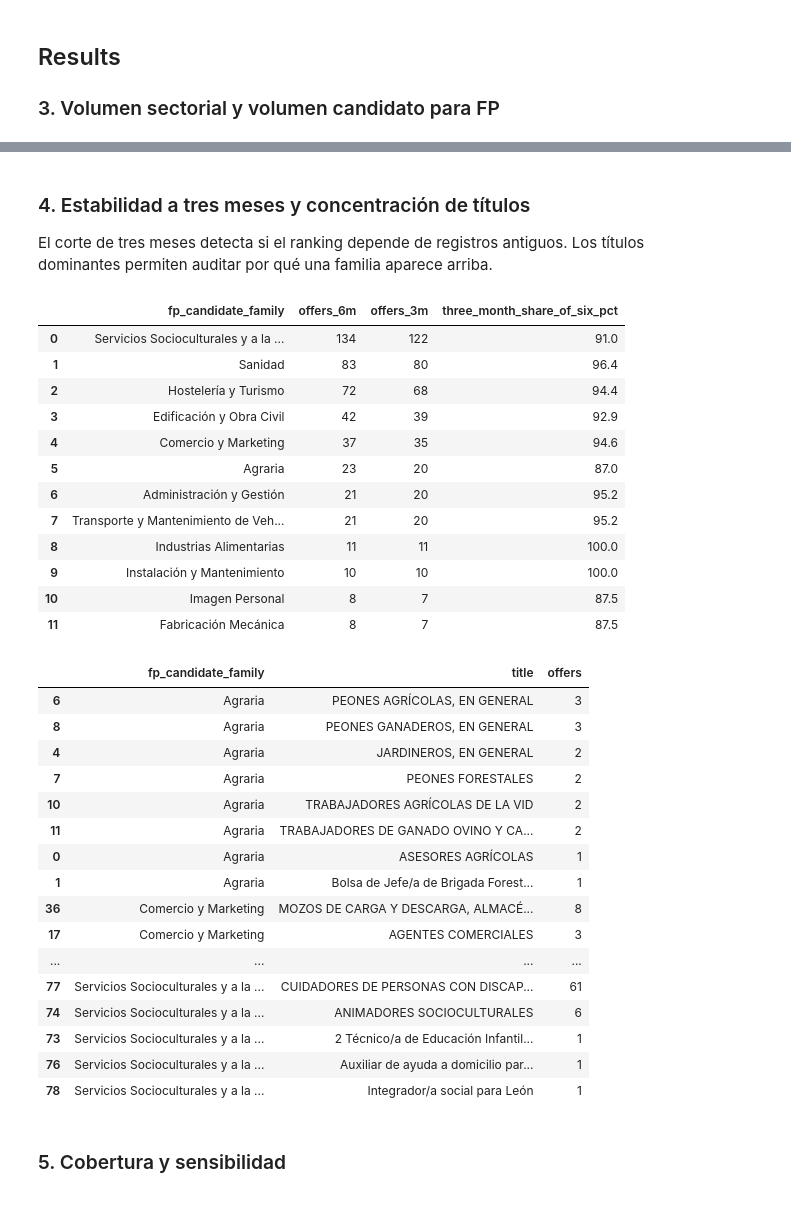
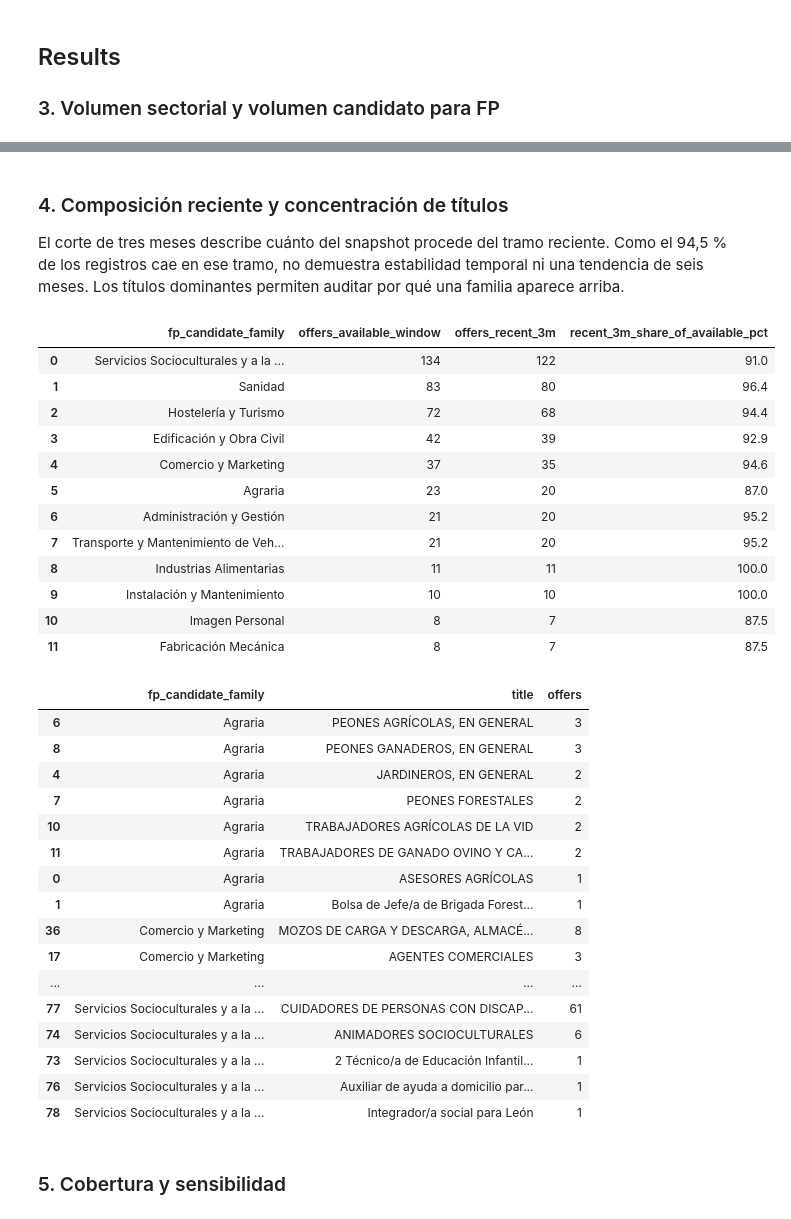
Before and after one commit to Huntsman1756/concursos_cyl, a Jupyter notebook: analysis/ecyl_fp_family_pilot_ranking.ipynb, the cells around one changed output, grey strips where cells are left out. Cells and saved outputs as stored; diff of their text form; code cells hidden in the pictures.

```diff
--- a/analysis/ecyl_fp_family_pilot_ranking.ipynb
+++ b/analysis/ecyl_fp_family_pilot_ranking.ipynb
@@ -154,21 +154,21 @@ display(fp_rank.head(15))
 | 13 | Imagen Personal | 8 | 0.8 |
 | 14 | Actividades Físicas y Deportivas | 6 | 0.6 |
 # %% [markdown]
-### 4. Estabilidad a tres meses y concentración de títulos
+### 4. Composición reciente y concentración de títulos
 
-El corte de tres meses detecta si el ranking depende de registros antiguos. Los títulos dominantes permiten auditar por qué una familia aparece arriba.
+El corte de tres meses describe cuánto del snapshot procede del tramo reciente. Como el 94,5 % de los registros cae en ese tramo, no demuestra estabilidad temporal ni una tendencia de seis meses. Los títulos dominantes permiten auditar por qué una familia aparece arriba.
 # %%
 last3 = df[df['publishedAt'] >= cutoff_3m]
-rank_6 = window[~window['fp_candidate_family'].isin(['Sin asignación segura', 'No FP o relación insuficiente desde el título'])].groupby('fp_candidate_family').size().rename('offers_6m')
-rank_3 = last3[~last3['fp_candidate_family'].isin(['Sin asignación segura', 'No FP o relación insuficiente desde el título'])].groupby('fp_candidate_family').size().rename('offers_3m')
-stability = pd.concat([rank_6, rank_3], axis=1).fillna(0).astype(int).sort_values('offers_6m', ascending=False).reset_index()
-stability['three_month_share_of_six_pct'] = (stability['offers_3m'] / stability['offers_6m'] * 100).round(1)
-display(stability.head(12))
-top_families = stability.head(6)['fp_candidate_family'].tolist()
+rank_available = window[~window['fp_candidate_family'].isin(['Sin asignación segura', 'No FP o relación insuficiente desde el título'])].groupby('fp_candidate_family').size().rename('offers_available_window')
+rank_recent = last3[~last3['fp_candidate_family'].isin(['Sin asignación segura', 'No FP o relación insuficiente desde el título'])].groupby('fp_candidate_family').size().rename('offers_recent_3m')
+recency_composition = pd.concat([rank_available, rank_recent], axis=1).fillna(0).astype(int).sort_values('offers_available_window', ascending=False).reset_index()
+recency_composition['recent_3m_share_of_available_pct'] = (recency_composition['offers_recent_3m'] / recency_composition['offers_available_window'] * 100).round(1)
+display(recency_composition.head(12))
+top_families = recency_composition.head(6)['fp_candidate_family'].tolist()
 top_titles = (window[window['fp_candidate_family'].isin(top_families)].groupby(['fp_candidate_family', 'title']).size().rename('offers').reset_index().sort_values(['fp_candidate_family', 'offers'], ascending=[True, False]).groupby('fp_candidate_family').head(8))
 display(top_titles)
 # %% [output]
-|  | fp_candidate_family | offers_6m | offers_3m | three_month_share_of_six_pct |
+|  | fp_candidate_family | offers_available_window | offers_recent_3m | recent_3m_share_of_available_pct |
 | 0 | Servicios Socioculturales y a la ... | 134 | 122 | 91.0 |
 | 1 | Sanidad | 83 | 80 | 96.4 |
 | 2 | Hostelería y Turismo | 72 | 68 | 94.4 |
```
Also changed, not shown: parts of 3 cells of this notebook, 2 other files.
